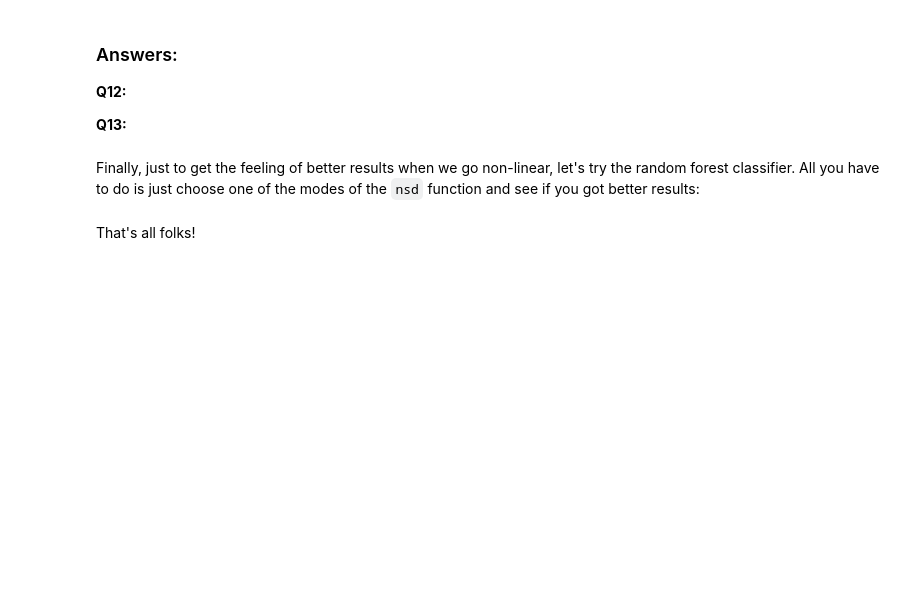
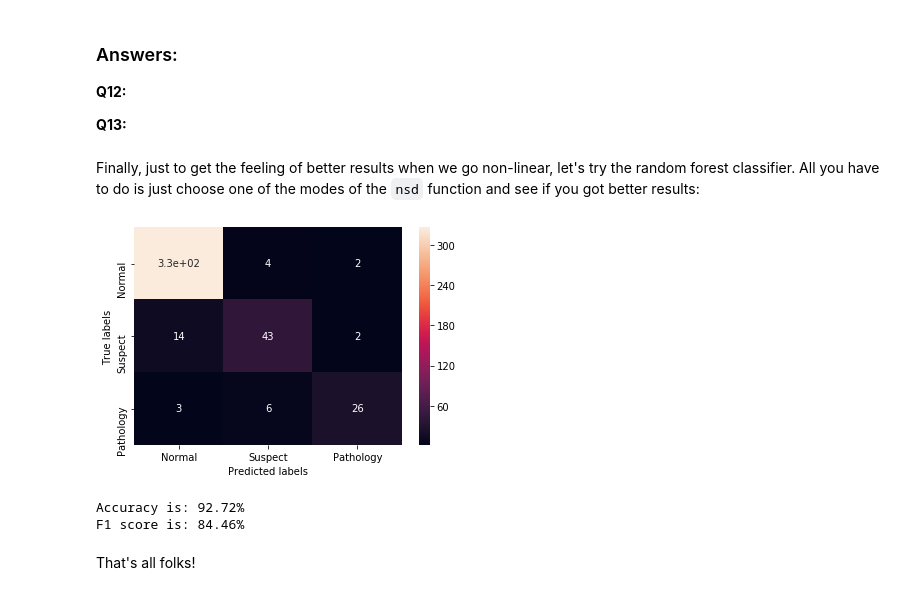
Before and after one commit to mlh-master/hw1_mlh-ofrirotem, a Jupyter notebook: HW1.ipynb, the cells around one changed output. Cells and saved outputs as stored; diff of their text form; code cells hidden in the pictures; blank space fills up the shorter version.

```diff
--- a/HW1.ipynb
+++ b/HW1.ipynb
@@ -522,17 +542,21 @@ As you can see, the features were non-linearly transformed simply by squaring ea
 Finally, just to get the feeling of better results when we go non-linear, let's try the random forest classifier. All you have to do is just choose one of the modes of the `nsd` function and see if you got better results:
 # %%
 from sklearn.ensemble import RandomForestClassifier as rfc
-mode =  # choose your method
+mode =  'MinMax'
 clf = rfc(n_estimators=10)
 clf.fit(nsd(X_train, mode=mode), y_train)
 y_pred = clf.predict(nsd(X_test, mode=mode))
 cnf_matrix = metrics.confusion_matrix(y_test, y_pred)
 ax = plt.subplot()
 sns.heatmap(cnf_matrix, annot=True, xticklabels=['Normal', 'Suspect', 'Pathology'],
             yticklabels=['Normal', 'Suspect', 'Pathology'])
 ax.set(ylabel='True labels', xlabel='Predicted labels')
 plt.show()
 print("Accuracy is: " + str("{0:.2f}".format(100 * metrics.accuracy_score(y_test, y_pred))) + "%")
 print("F1 score is: " + str("{0:.2f}".format(100 * metrics.f1_score(y_test, y_pred, average='macro'))) + "%")
+# %% [output]
+[figure, added]
+Accuracy is: 92.72%
+F1 score is: 84.46%
 # %% [markdown]
 That's all folks!
```
Also changed, not shown: parts of 15 cells of this notebook, 1 other file.
